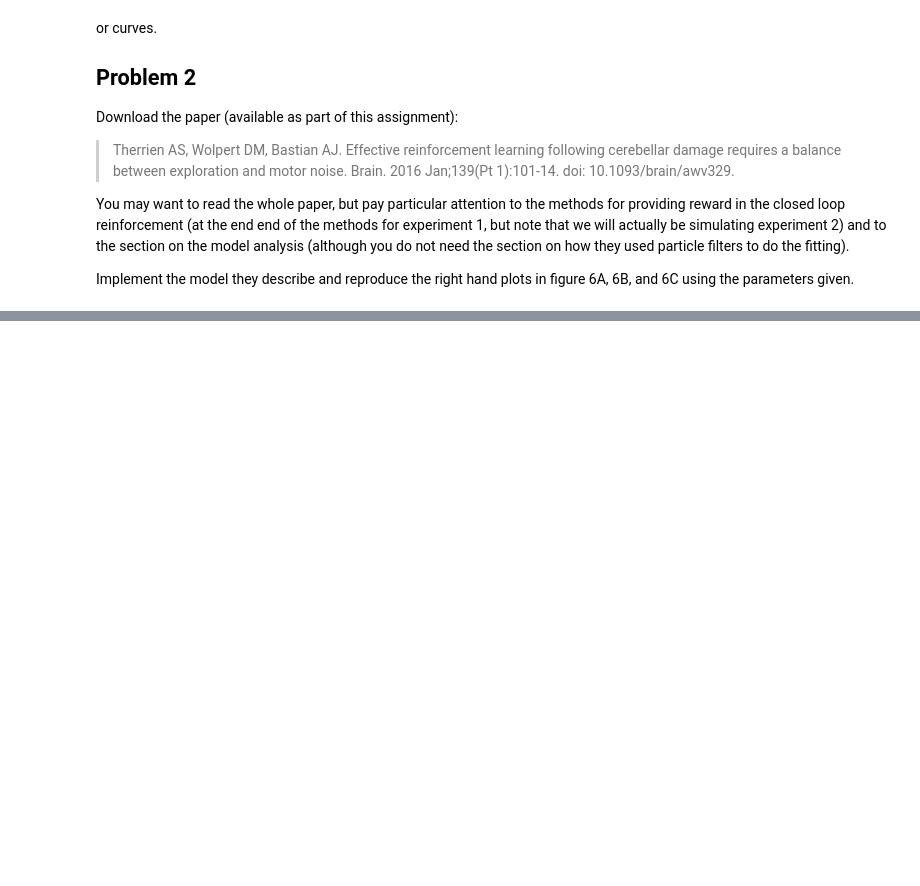
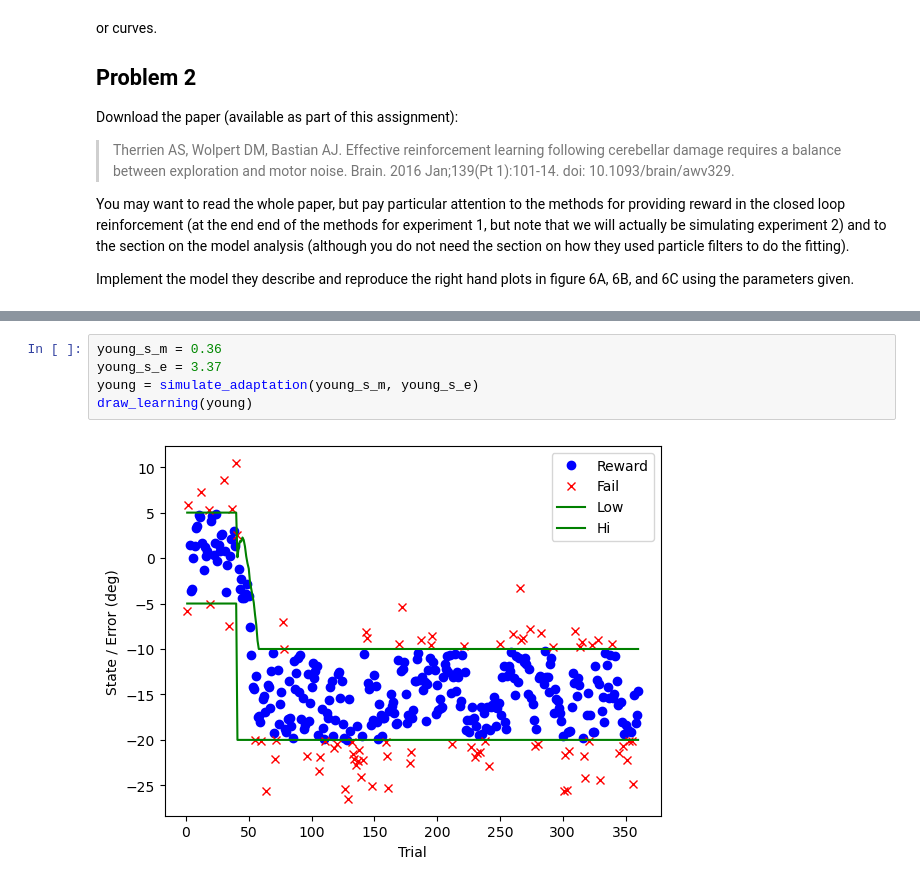
Before and after one commit to opherdonchin/ModelsOfTheMotorSystems, a Jupyter notebook: HW4.ipynb, the cells around one changed output, grey strips where cells are left out. Saved outputs shown, nothing was run; the diff lists cells and outputs as text; blank space fills up the shorter version.

```diff
--- a/HW4.ipynb
+++ b/HW4.ipynb
@@ -162,0 +237,7 @@ figure 6A, 6B, and 6C using the parameters given.
+# %%
+young_s_m = 0.36
+young_s_e = 3.37
+young = simulate_adaptation(young_s_m, young_s_e)
+draw_learning(young)
+# %% [output]
+[figure, added]
```
Also changed, not shown: parts of 3 cells of this notebook.
